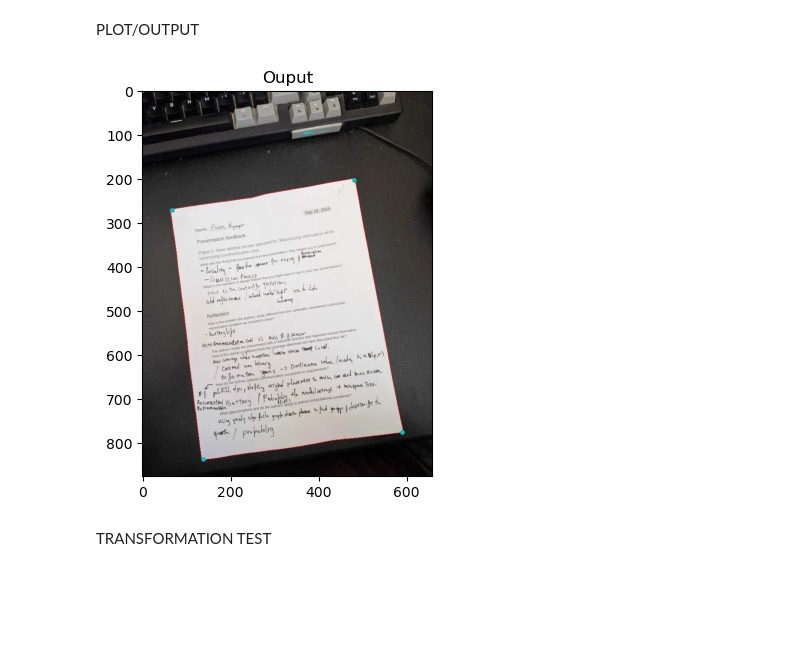
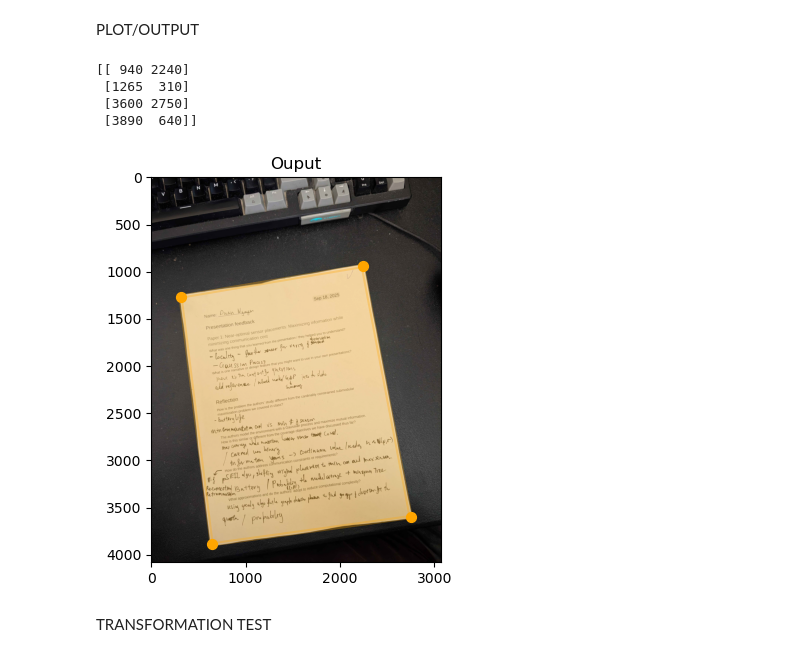
Before and after one commit to BA2183/cv, a Jupyter notebook: assignments_Duan/HW01_2.ipynb, the cells around one changed output. Drawn from its saved outputs; the diff is of its cells as text; code cells hidden in the pictures; blank space fills up the shorter version.

```diff
--- a/assignments_Duan/HW01_2.ipynb
+++ b/assignments_Duan/HW01_2.ipynb
@@ -61,7 +71,8 @@ def harris_corner_detector(image, alpha=0.05, threshold=1e-3, window_size=3, sig
 # %%
 corners, C = harris_corner_detector(edges, alpha=0.05, threshold=0.1, window_size=3, sigma=3)
-# fig, ax = plt.subplots()
-# ax.imshow(img, cmap=plt.cm.gray)
-# y, x = zip(*corners)
-# ax.scatter(x, y, c='r', s=2)
-# ax.set_title("Harris Corner Detection")
+corners = np.multiply(corners, 5)
+fig, ax = plt.subplots()
+ax.imshow(img_og, cmap=plt.cm.gray)
+y, x = zip(*corners)
+ax.scatter(x, y, c='r', s=25)
+ax.set_title("Harris Corner Detection")
@@ -68,16 +82,50 @@ corners, C = harris_corner_detector(edges, alpha=0.05, threshold=0.1, window_siz
 # %% [markdown]
 PLOT/OUTPUT
+# %%
+def detect_document(img, scale=5):
+    img_in = img
+    # detect if not grayscaled already
+    if img.ndim == 3:
+        img_in = color.rgb2gray(img)
+
+    # rescale
+    img_in = transform.rescale(img_in, 1/scale)
+
+    # edges
+    edges = feature.canny(img_in, sigma=4, low_threshold=0.1, high_threshold=0.5)
+
+    # corners
+    corners = []
+    sigma = 3
+    while len(corners) != 4:
+        corners, _ = harris_corner_detector(edges, alpha=0.05, threshold=0.1, window_size=3, sigma=sigma)
+        corners = np.multiply(corners, 5)
+        if len(corners) > 4:
+            sigma += 0.1
+        elif len(corners) < 4:
+            sigma -= 0.05
+
+    # make patches
+    square = plt.Polygon(convexhull(corners), ec='orange', fc='orange', alpha=0.3, lw=3,ls='-')
+
+    return corners, square
 # %%
-img_og[edges] = [1, 0, 0]
+corners, square = detect_document(img_og, 5)
+print(corners)
 
 fig, ax = plt.subplots(1, 1, figsize=(10, 5))
 ax.imshow(img_og, cmap='gray' if img_og.ndim == 2 else None)
 ax.set_title('Ouput')
 y, x = zip(*corners)
-ax.scatter(x, y, c='c', s=5)
+ax.scatter(x, y, c='orange', s=50)
+ax.add_patch(square)
 plt.show()
 # %% [output]
+[[ 940 2240]
+ [1265  310]
+ [3600 2750]
+ [3890  640]]
-[figure, old version]
+[figure, new version]
 # %% [markdown]
 TRANSFORMATION TEST
 # %%
```
Also changed, not shown: parts of 10 cells of this notebook, 1 other file.
